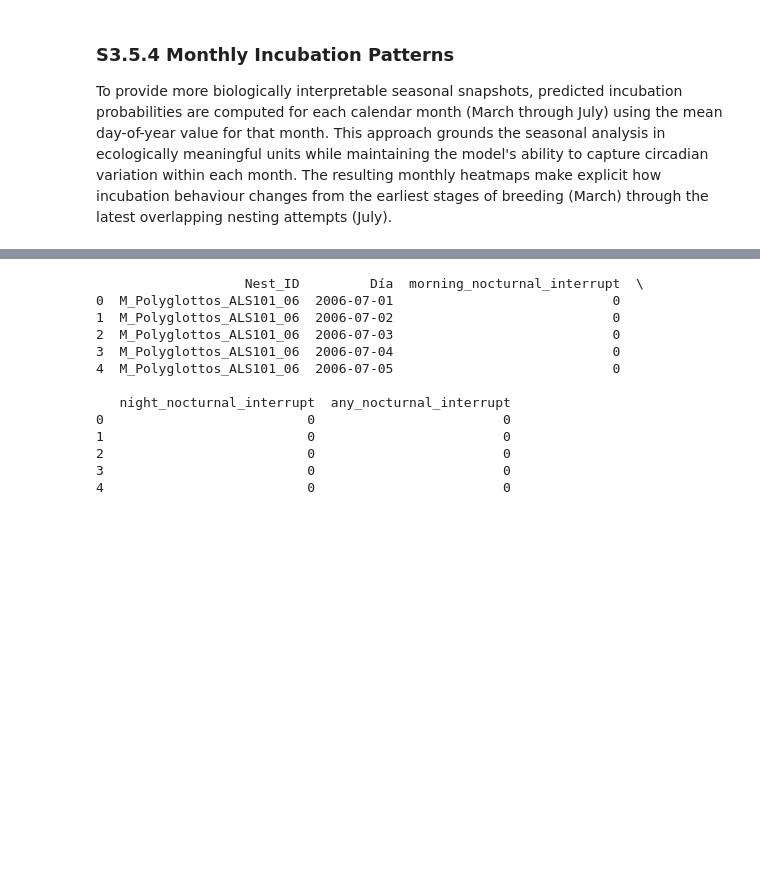
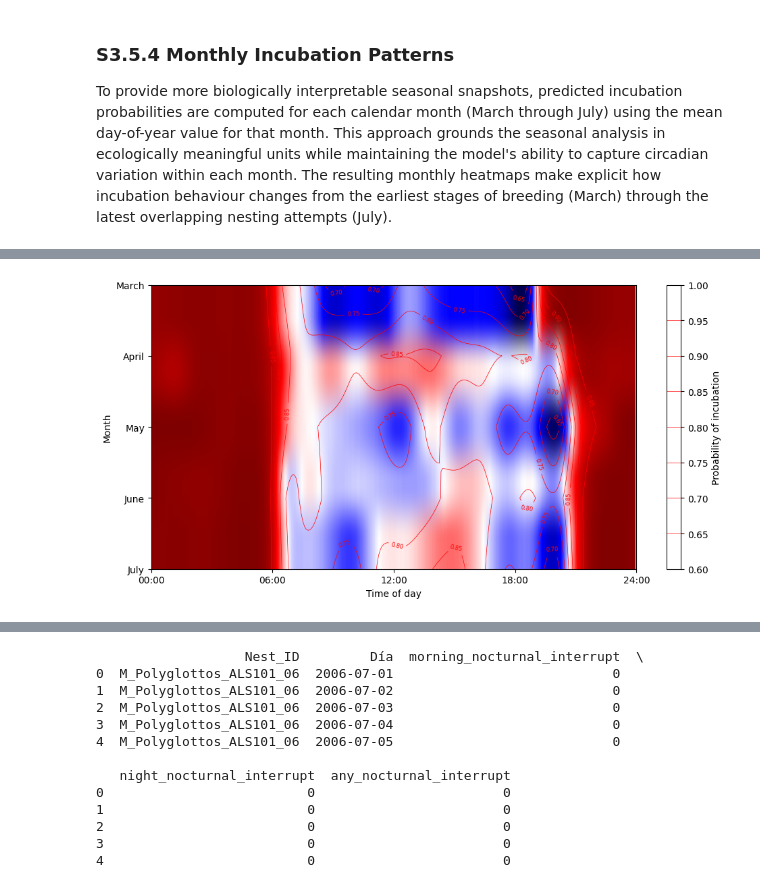
Before and after one commit to jorgelizarazo94/Mimus_sourse, a Jupyter notebook: Supplementary 3.ipynb, the cells around one changed output, grey strips where cells are left out. Drawn from its saved outputs; the diff is of its cells as text; code cells hidden in the pictures; blank space fills up the shorter version.

```diff
--- a/Supplementary 3.ipynb
+++ b/Supplementary 3.ipynb
@@ -604,0 +617,54 @@ plt.show()
+# %%
+# --- DATA ---
+Z = heat_df.values
+x = heat_df.columns.values   # minute_of_day
+y = np.arange(len(heat_df))  # months as numeric
+
+X, Y = np.meshgrid(x, y)
+
+# --- FIGURE ---
+plt.figure(figsize=(10,5))
+
+# Smooth surface
+plt.imshow(
+    Z,
+    aspect='auto',
+    origin='lower',
+    cmap='seismic',   # MUCH closer to topo feel
+    extent=[x.min(), x.max(), y.min(), y.max()]
+)
+
+# Contour lines
+contours = plt.contour(
+    X,
+    Y,
+    Z,
+    colors='red',
+    linewidths=0.5
+)
+
+plt.clabel(contours, inline=True, fontsize=6)
+
+# --- AXES ---
+plt.yticks(
+    ticks=np.arange(len(heat_df)),
+    labels=heat_df.index
+)
+
+plt.xticks(
+    [0, 360, 720, 1080, 1440],
+    ["00:00","06:00","12:00","18:00","24:00"]
+)
+
+plt.ylabel("Month")
+plt.xlabel("Time of day")
+
+# Colorbar
+cbar = plt.colorbar()
+cbar.set_label("Probability of incubation")
+
+plt.tight_layout()
+plt.savefig("Figures/GAMM_like_surface.png", dpi=300)
+plt.show()
+# %% [output]
+[figure, added]
```
Also changed, not shown: parts of 11 cells of this notebook, 2 other files.
